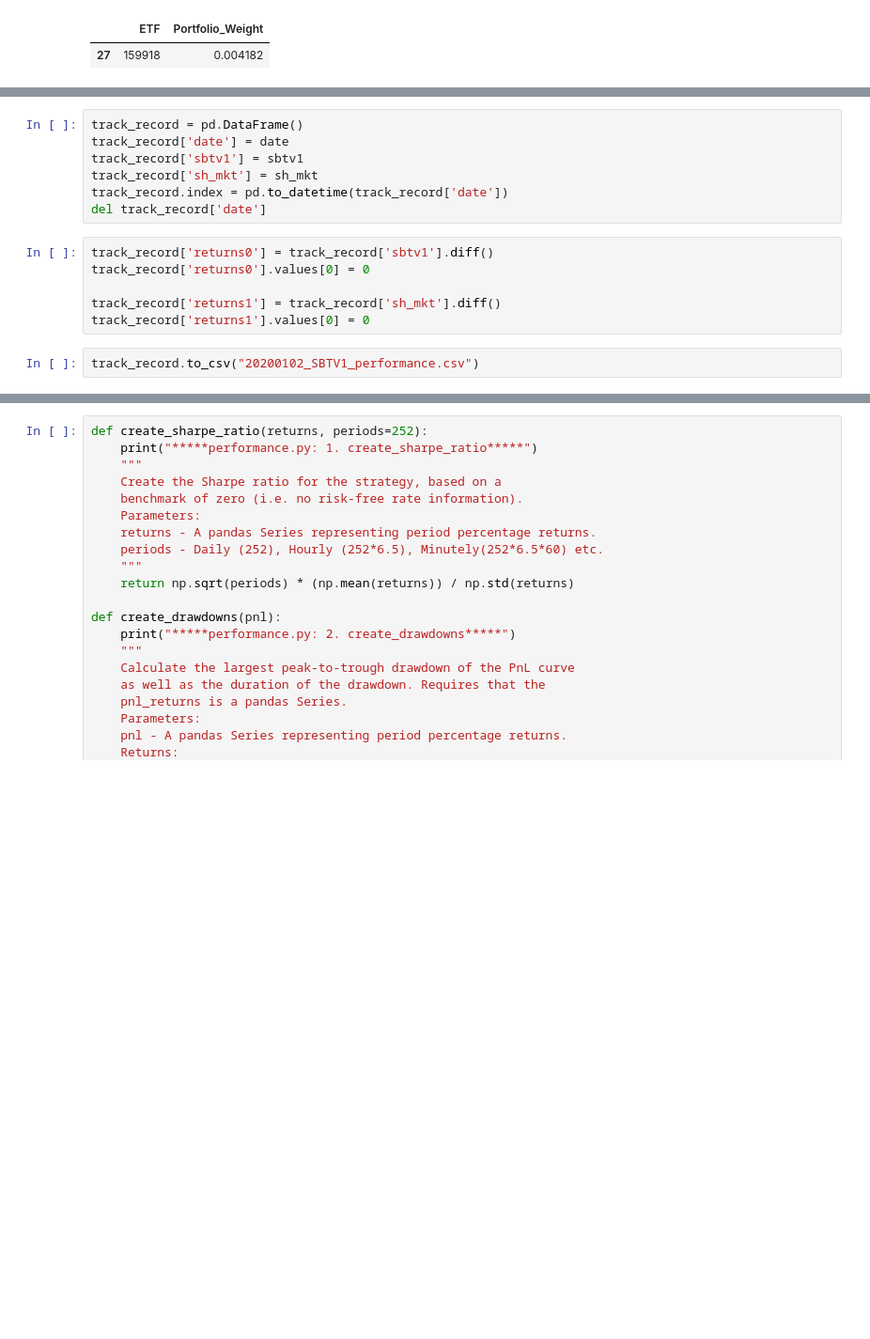
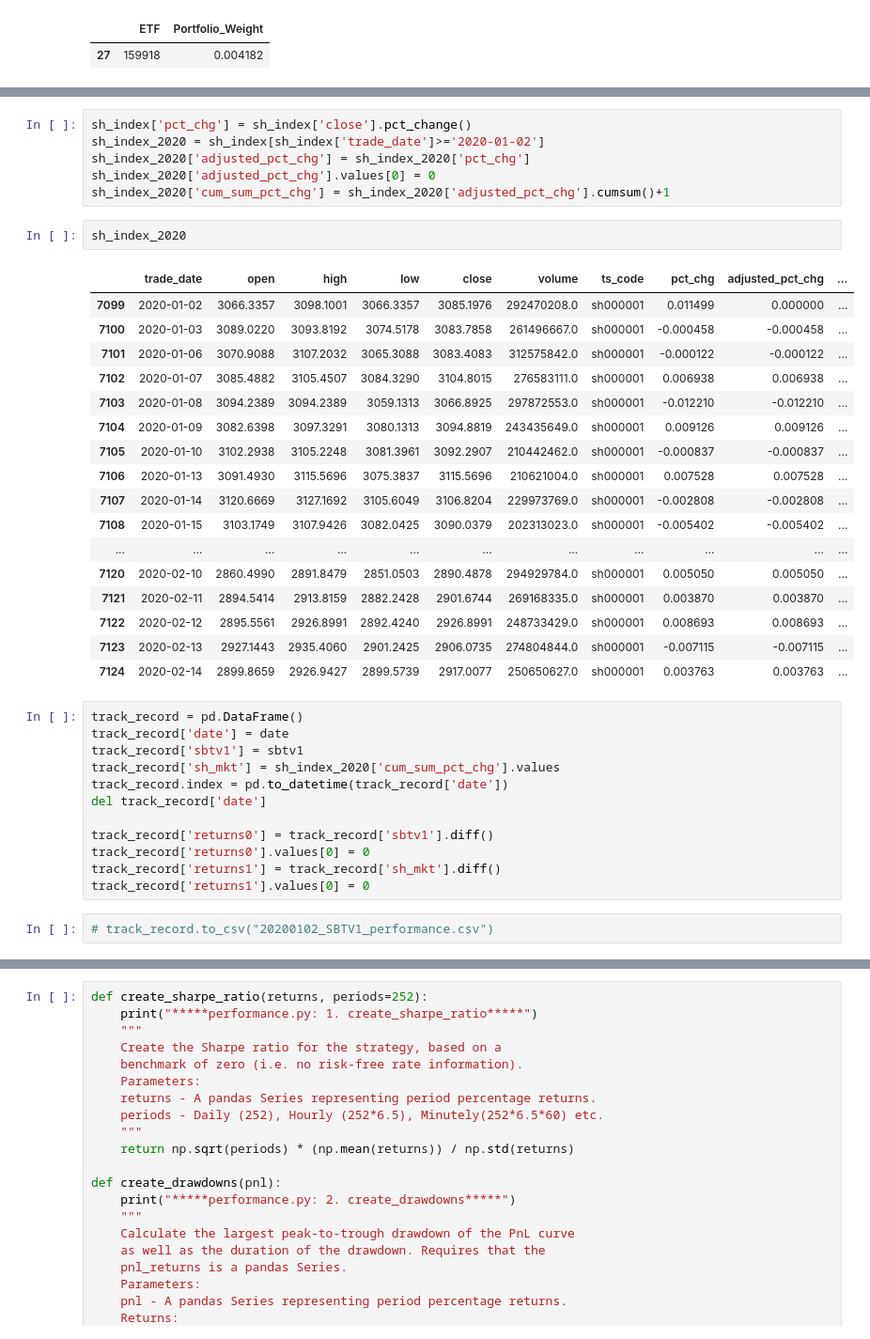
Before and after one commit to bradsun91/brad_public_workspace_mac, a Jupyter notebook: quant_research/RESEARCH_3_RISK_PARITY_PORTFOLIO_RECORD.ipynb, the cells around one changed output, grey strips where cells are left out. Shown at 94% size. Cells and saved outputs as stored; diff of their text form; blank space fills up the shorter version.

```diff
--- a/quant_research/RESEARCH_3_RISK_PARITY_PORTFOLIO_RECORD.ipynb
+++ b/quant_research/RESEARCH_3_RISK_PARITY_PORTFOLIO_RECORD.ipynb
@@ -420,18 +432,43 @@ sh_mkt = [
+# %%
+sh_index['pct_chg'] = sh_index['close'].pct_change()
+sh_index_2020 = sh_index[sh_index['trade_date']>='2020-01-02']
+sh_index_2020['adjusted_pct_chg'] = sh_index_2020['pct_chg']
+sh_index_2020['adjusted_pct_chg'].values[0] = 0
+sh_index_2020['cum_sum_pct_chg'] = sh_index_2020['adjusted_pct_chg'].cumsum()+1
+# %%
+sh_index_2020
+# %% [output]
+|  | trade_date | open | high | low | close | volume | ts_code | pct_chg | adjusted_pct_chg | ... |
+| 7099 | 2020-01-02 | 3066.3357 | 3098.1001 | 3066.3357 | 3085.1976 | 292470208.0 | sh000001 | 0.011499 | 0.000000 | ... |
+| 7100 | 2020-01-03 | 3089.0220 | 3093.8192 | 3074.5178 | 3083.7858 | 261496667.0 | sh000001 | -0.000458 | -0.000458 | ... |
+| 7101 | 2020-01-06 | 3070.9088 | 3107.2032 | 3065.3088 | 3083.4083 | 312575842.0 | sh000001 | -0.000122 | -0.000122 | ... |
+| 7102 | 2020-01-07 | 3085.4882 | 3105.4507 | 3084.3290 | 3104.8015 | 276583111.0 | sh000001 | 0.006938 | 0.006938 | ... |
+| 7103 | 2020-01-08 | 3094.2389 | 3094.2389 | 3059.1313 | 3066.8925 | 297872553.0 | sh000001 | -0.012210 | -0.012210 | ... |
+| 7104 | 2020-01-09 | 3082.6398 | 3097.3291 | 3080.1313 | 3094.8819 | 243435649.0 | sh000001 | 0.009126 | 0.009126 | ... |
+| 7105 | 2020-01-10 | 3102.2938 | 3105.2248 | 3081.3961 | 3092.2907 | 210442462.0 | sh000001 | -0.000837 | -0.000837 | ... |
+| 7106 | 2020-01-13 | 3091.4930 | 3115.5696 | 3075.3837 | 3115.5696 | 210621004.0 | sh000001 | 0.007528 | 0.007528 | ... |
+| 7107 | 2020-01-14 | 3120.6669 | 3127.1692 | 3105.6049 | 3106.8204 | 229973769.0 | sh000001 | -0.002808 | -0.002808 | ... |
+| 7108 | 2020-01-15 | 3103.1749 | 3107.9426 | 3082.0425 | 3090.0379 | 202313023.0 | sh000001 | -0.005402 | -0.005402 | ... |
+| ... | ... | ... | ... | ... | ... | ... | ... | ... | ... | ... |
+| 7120 | 2020-02-10 | 2860.4990 | 2891.8479 | 2851.0503 | 2890.4878 | 294929784.0 | sh000001 | 0.005050 | 0.005050 | ... |
+| 7121 | 2020-02-11 | 2894.5414 | 2913.8159 | 2882.2428 | 2901.6744 | 269168335.0 | sh000001 | 0.003870 | 0.003870 | ... |
+| 7122 | 2020-02-12 | 2895.5561 | 2926.8991 | 2892.4240 | 2926.8991 | 248733429.0 | sh000001 | 0.008693 | 0.008693 | ... |
+| 7123 | 2020-02-13 | 2927.1443 | 2935.4060 | 2901.2425 | 2906.0735 | 274804844.0 | sh000001 | -0.007115 | -0.007115 | ... |
+| 7124 | 2020-02-14 | 2899.8659 | 2926.9427 | 2899.5739 | 2917.0077 | 250650627.0 | sh000001 | 0.003763 | 0.003763 | ... |
 # %%
 track_record = pd.DataFrame()
 track_record['date'] = date
 track_record['sbtv1'] = sbtv1
-track_record['sh_mkt'] = sh_mkt
+track_record['sh_mkt'] = sh_index_2020['cum_sum_pct_chg'].values
 track_record.index = pd.to_datetime(track_record['date'])
 del track_record['date']
+
+track_record['returns0'] = track_record['sbtv1'].diff()
+track_record['returns0'].values[0] = 0
+track_record['returns1'] = track_record['sh_mkt'].diff()
+track_record['returns1'].values[0] = 0
-# %%
-track_record['returns0'] = track_record['sbtv1'].diff()
-track_record['returns0'].values[0] = 0
-
-track_record['returns1'] = track_record['sh_mkt'].diff()
-track_record['returns1'].values[0] = 0
 # %%
-track_record.to_csv("20200102_SBTV1_performance.csv")
+# track_record.to_csv("20200102_SBTV1_performance.csv")
 # %%
 track_record['sbtv1'].plot(figsize = [16,4])
 # %% [output]
```
Also changed, not shown: parts of 18 cells of this notebook, 2 other files.
